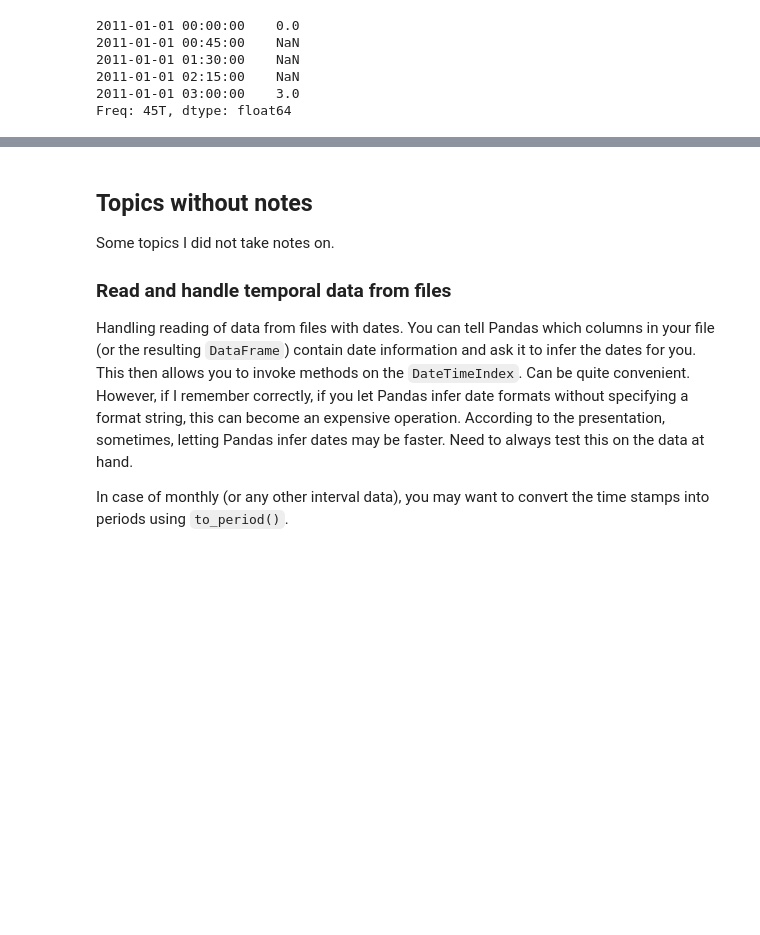
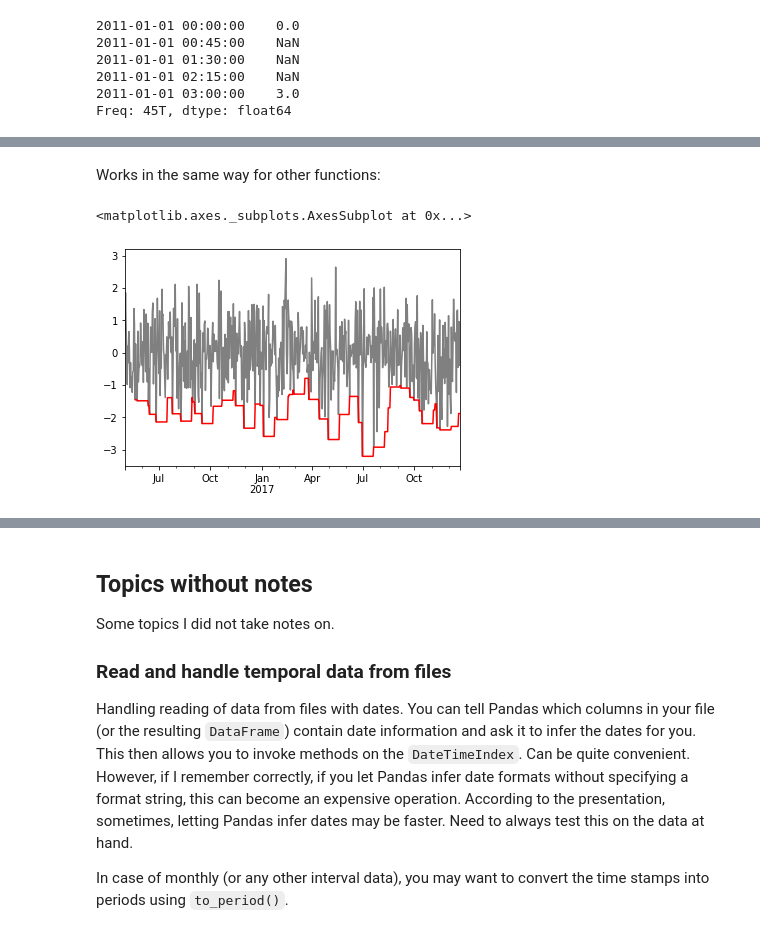
Before and after one commit to drbwa/timeserieseda, a Jupyter notebook: pycon2017/pycon2017-1.ipynb, the cells around one changed output, grey strips where cells are left out. Drawn from its saved outputs; the diff is of its cells as text; code cells hidden in the pictures; blank space fills up the shorter version.

```diff
--- a/pycon2017/pycon2017-1.ipynb
+++ b/pycon2017/pycon2017-1.ipynb
@@ -341,0 +482,8 @@ Freq: 45T, dtype: float64
+# %% [markdown]
+Works in the same way for other functions:
+# %%
+df[0].plot(color="gray")
+r.min()[0].plot(color="red")
+# %% [output]
+<matplotlib.axes._subplots.AxesSubplot at 0x...>
+[figure, added]
```
Also changed, not shown: parts of 36 cells of this notebook.
